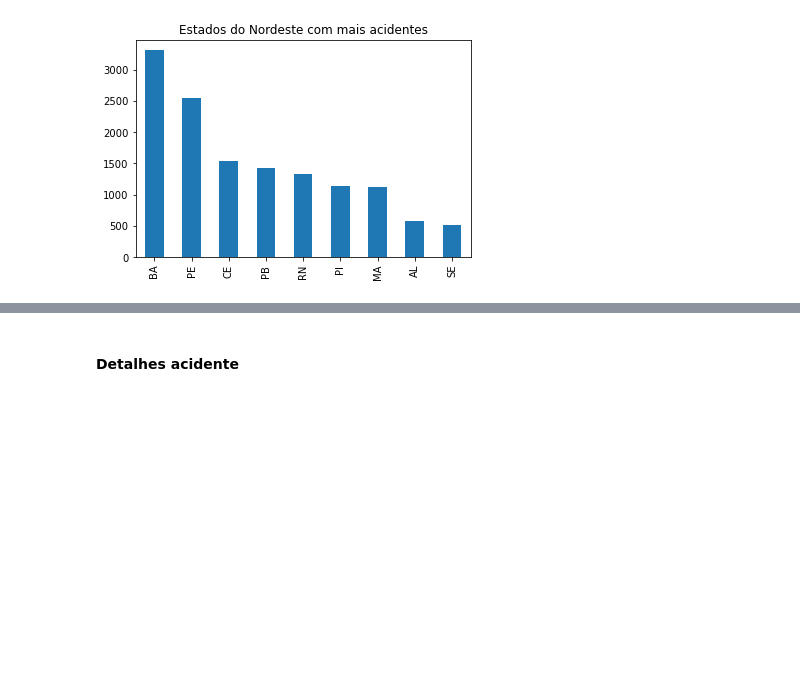
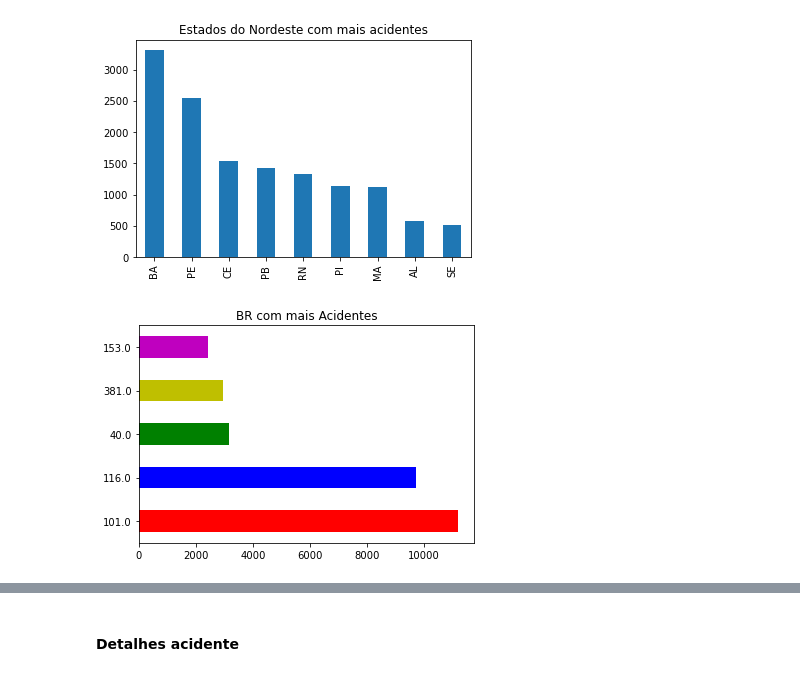
Before and after one commit to Hermano-Neto/Fabrica-de-Sofware, a Jupyter notebook: PROJETO-DATATRAN-2021/Acidentes.ipynb, the cells around one changed output, grey strips where cells are left out. Saved outputs shown, nothing was run; the diff lists cells and outputs as text; code cells hidden in the pictures; blank space fills up the shorter version.

```diff
--- a/PROJETO-DATATRAN-2021/Acidentes.ipynb
+++ b/PROJETO-DATATRAN-2021/Acidentes.ipynb
@@ -305,3 +348,9 @@ tit_NORD = 'Estados do Nordeste com mais acidentes'
 Series_UF[Nordeste].sort_values(ascending = False).plot.bar(title = tit_NORD);
 # %% [output]
 [figure]
+# %%
+tit_BR = 'BR com mais Acidentes'
+cores = ['r', 'b', 'g', 'y', 'm'] #teste adicionando cores(intencional ficar feio)
+Series_BR.head().plot.barh(title = tit_BR, color = cores); #teste grafico de barra na horizontal
+# %% [output]
+[figure, added]
```
Also changed, not shown: parts of 15 cells of this notebook.
